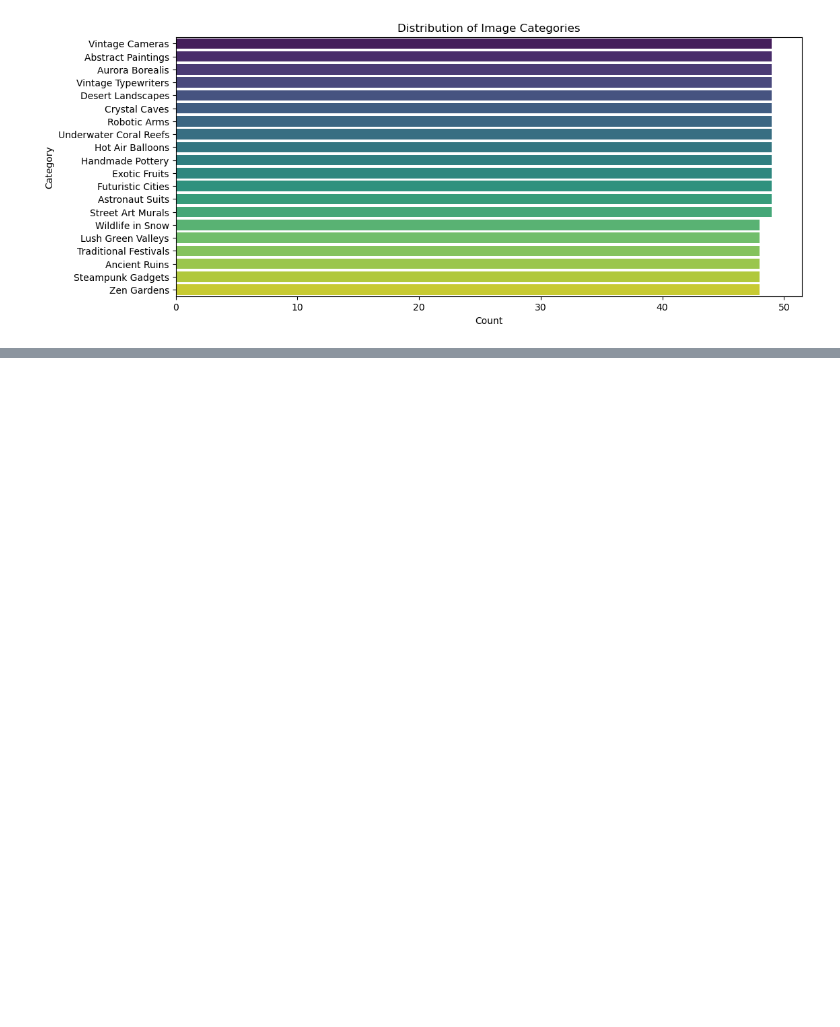
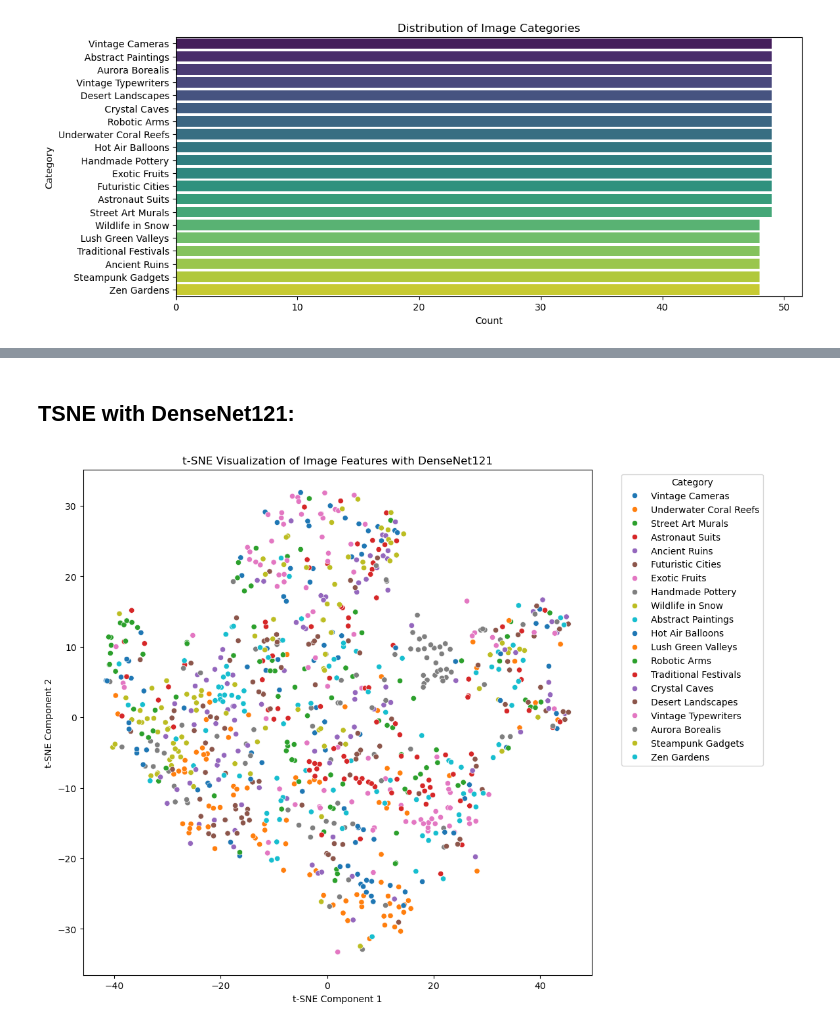
Before and after one commit to karan-kumawat17/MMDP_Mini_Project, a Jupyter notebook: Task_Scalable_Data_Collection/models/image.ipynb, the cells around one changed output, grey strips where cells are left out. Drawn from its saved outputs; the diff is of its cells as text; code cells hidden in the pictures; blank space fills up the shorter version.

```diff
--- a/Task_Scalable_Data_Collection/models/image.ipynb
+++ b/Task_Scalable_Data_Collection/models/image.ipynb
@@ -52,0 +89,14 @@ Passing `palette` without assigning `hue` is deprecated and will be removed in v
+# %%
+resnet = ResNet50(weights="imagenet", include_top=False, pooling="avg")
+densenet = DenseNet121(weights="imagenet", include_top=False, pooling="avg")
+def extract_features(image_path):
+    try:
+        img = load_img(image_path, target_size=(224, 224))
+        img_array = img_to_array(img)
+        img_array = np.expand_dims(img_array, axis=0)
+        img_array = preprocess_input(img_array)
+        features = densenet.predict(img_array)
+        return features.flatten()
+    except Exception as e:
+        print(f"Error: {e}")
+        return None
@@ -52,0 +106,10 @@ Passing `palette` without assigning `hue` is deprecated and will be removed in v
+# %%
+features = []
+valid_indices = []
+
+for i, row in metadata.iterrows():
+    image_path = os.path.join(r'C:\Users\ASUS\MMDP\DiverseVisuals', row["Category"].replace(" ", "_"), row["Filename"])
+    feature = extract_features(image_path)
+    if feature is not None:
+        features.append(feature)
+        valid_indices.append(i)
@@ -52,0 +134,19 @@ Passing `palette` without assigning `hue` is deprecated and will be removed in v
+# %% [markdown]
+## TSNE with DenseNet121:
+# %%
+features = np.array(features)
+
+# Perform t-SNE
+tsne = TSNE(n_components=2, perplexity=30, random_state=42)
+tsne_results = tsne.fit_transform(features)
+
+# Plot t-SNE
+plt.figure(figsize=(10, 10))
+sns.scatterplot(x=tsne_results[:, 0], y=tsne_results[:, 1], hue=metadata.loc[valid_indices, "Category"], palette="tab10", legend="full")
+plt.xlabel("t-SNE Component 1")
+plt.ylabel("t-SNE Component 2")
+plt.title("t-SNE Visualization of Image Features with DenseNet121")
+plt.legend(title="Category", bbox_to_anchor=(1.05, 1), loc='best')
+plt.show()
+# %% [output]
+[figure, added]
```
Also changed, not shown: parts of 33 cells of this notebook, 5 other files.
